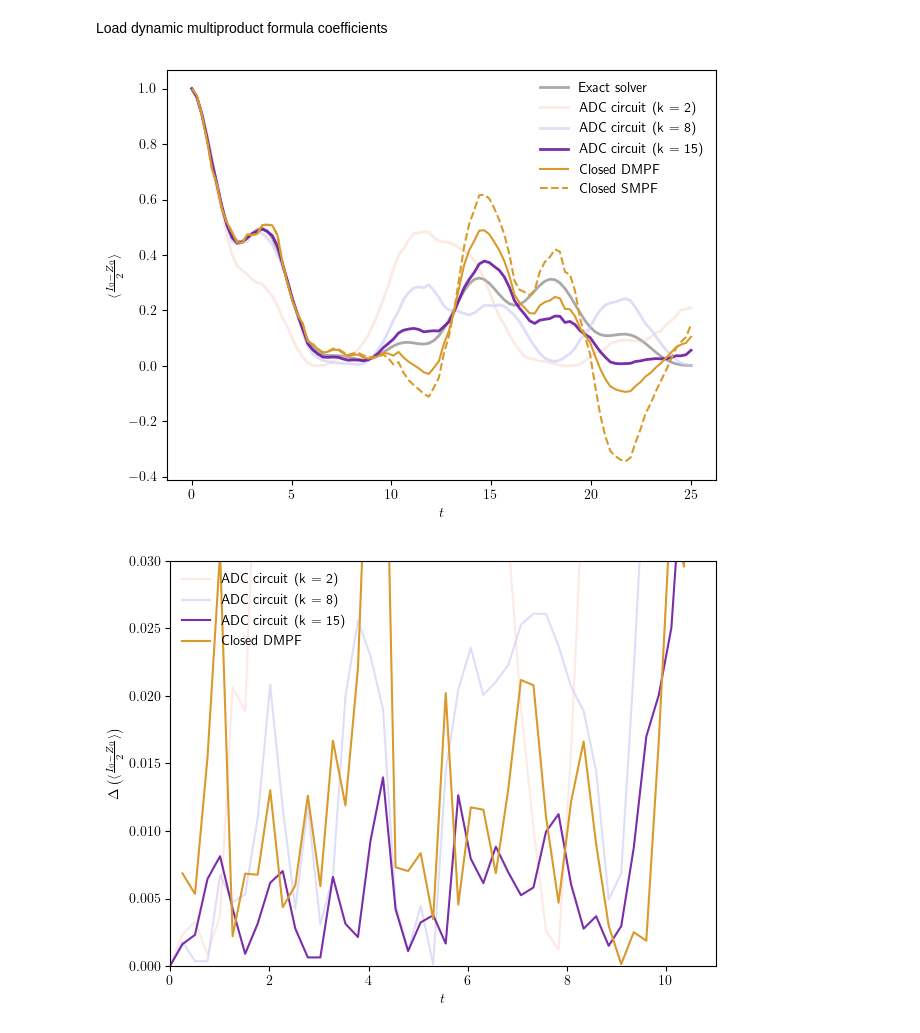
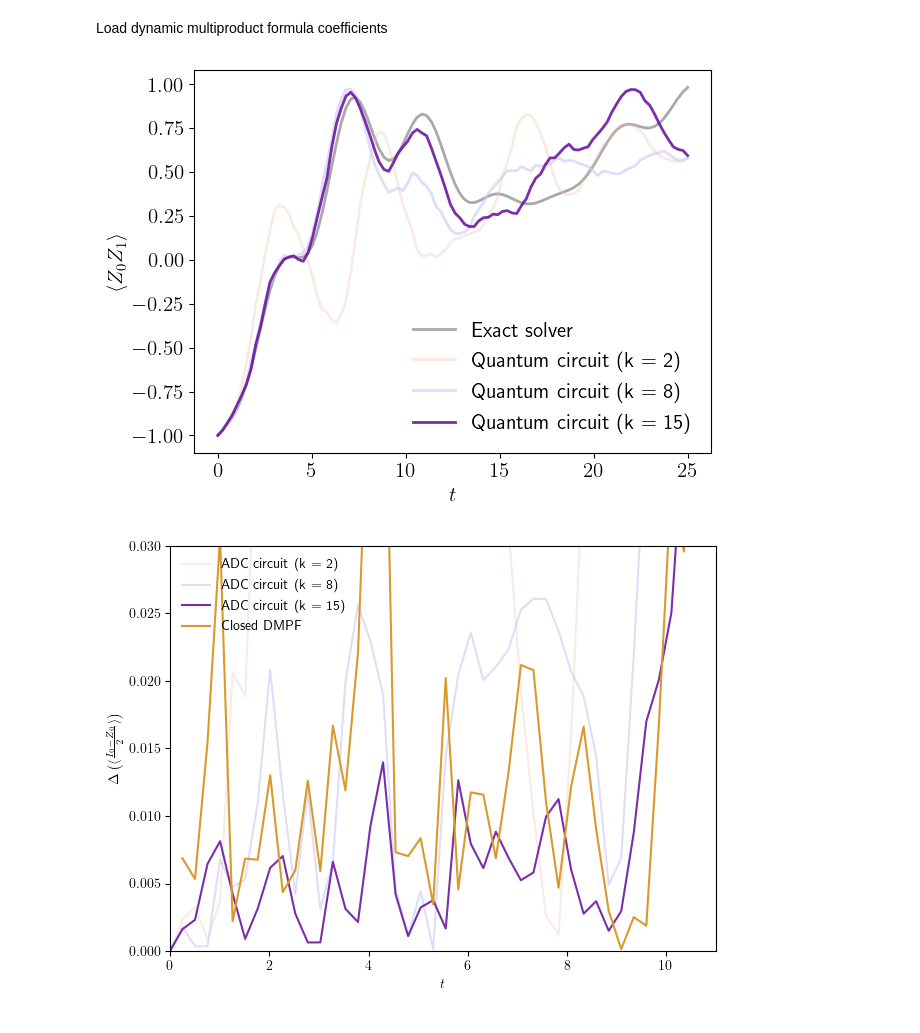
Before and after one commit to bentirher/dmpf_dissipation, a Jupyter notebook: standard_adc/example.ipynb, the cells around one changed output. Drawn from its saved outputs; the diff is of its cells as text; code cells hidden in the pictures.

Commit message:
modifications to retrieve graphs for ruben presentation

```diff
--- a/standard_adc/example.ipynb
+++ b/standard_adc/example.ipynb
@@ -11,6 +11,7 @@ import matplotlib.pyplot as plt
 plt.rcParams['text.usetex'] = True
 plt.rcParams['figure.dpi'] = 100
 plt.rcParams['savefig.dpi'] = 200
+plt.rcParams.update({'font.size': 15})
 
 from qiskit_aer import AerSimulator
 # %%
@@ -21,7 +22,7 @@ tlist = np.linspace(0, 25, 100)
 excited = ["0"]
 k = [2, 8, 15]
 dissipation = True
-obs = "populations"
+obs = "correlators"
 
 backend = AerSimulator()
 
@@ -63,25 +64,25 @@ for i in range(n):
 # %%
 plot_qubits = [0]
 colors = ["#f4bca6", "#cbc8f6", "#6c169f"]
 for i in plot_qubits:
     plt.plot(tlist, pops[i], color = 'darkgrey', linewidth = 2, label = "Exact solver")
     alpha = 0.3
     for (idx, trotter) in enumerate(k):
-        plt.plot(tlist, all_trotter[f'k = {trotter}'][str(i)], color = colors[idx], linewidth = 2, alpha = alpha, label = f"ADC circuit (k = {trotter})")
+        plt.plot(tlist, all_trotter[f'k = {trotter}'][str(i)], color = colors[idx], linewidth = 2, alpha = alpha, label = f"Quantum circuit (k = {trotter})")
         alpha = alpha + 0.3
-    plt.plot(tlist, dmp_evs[str(i)], color = "#d99a2b", label = "Closed DMPF")
-    plt.plot(tlist, smp_evs[str(i)], color = "#d99a2b", linestyle = 'dashed', label = "Closed SMPF")
+    # plt.plot(tlist, dmp_evs[str(i)], color = "#d99a2b", label = "Closed DMPF")
+    # plt.plot(tlist, smp_evs[str(i)], color = "#d99a2b", linestyle = 'dashed', label = "Closed SMPF")
 
-plt.ylabel(r"$\langle \frac{I_0 - Z_0}{2} \rangle$")
-# plt.ylabel(r"$\langle Z_0Z_1 \rangle$")
+# plt.ylabel(r"$\langle \frac{I_0 - Z_0}{2} \rangle$")
+plt.ylabel(r"$\langle Z_0Z_1 \rangle$")
 #plt.ylim([0,1])
 plt.xlabel("$t$")
 plt.legend(frameon = False)
 plt.tight_layout()
-plt.savefig("[3Q]SMPF_vs_DMPF_populations.png", bbox_inches='tight', transparent = True)
+plt.savefig("[RUBEN]two_qubit_correlator.png", bbox_inches='tight', transparent = True)
 plt.show()
 # %% [output]
-[figure, old version]
+[figure, new version]
 # %%
 plot_qubits = [0]
 for i in plot_qubits:
```
Also changed, not shown: 9 other files.
